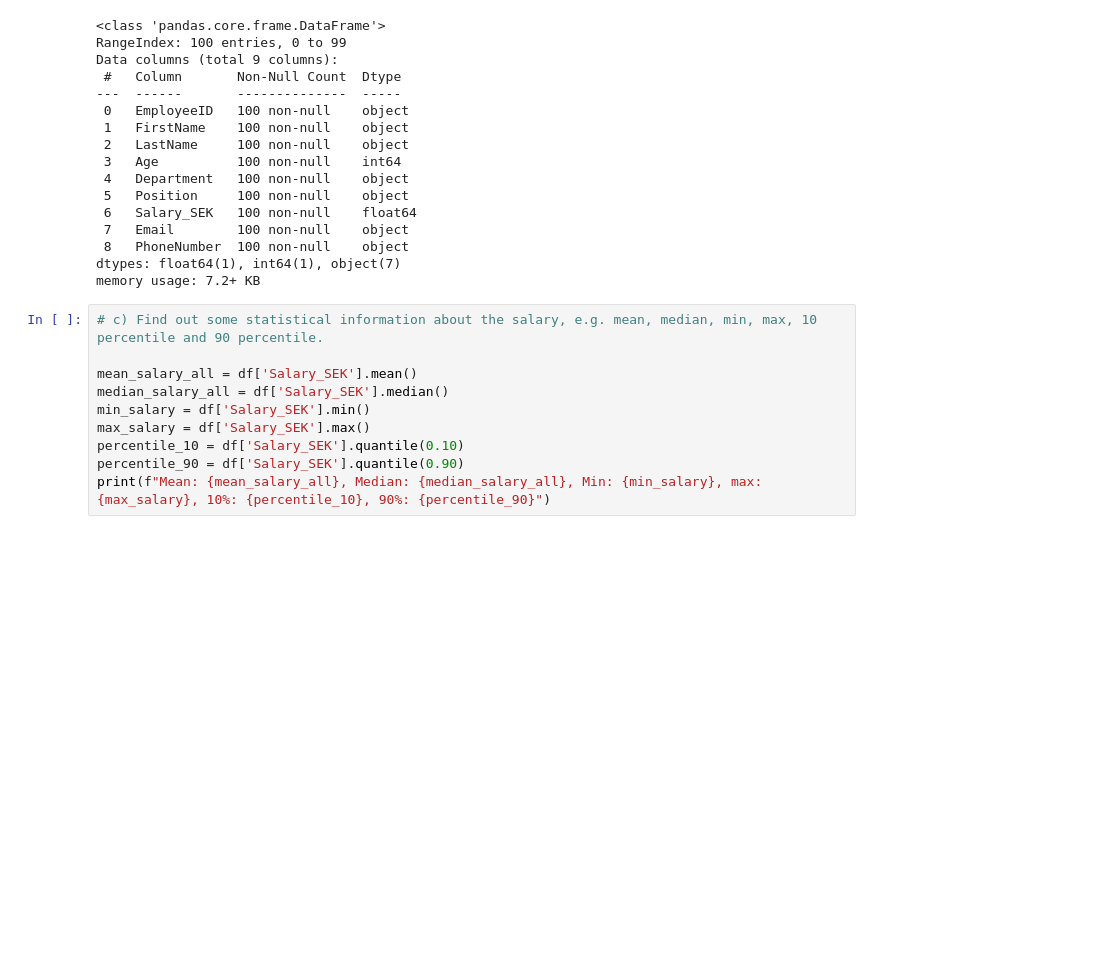
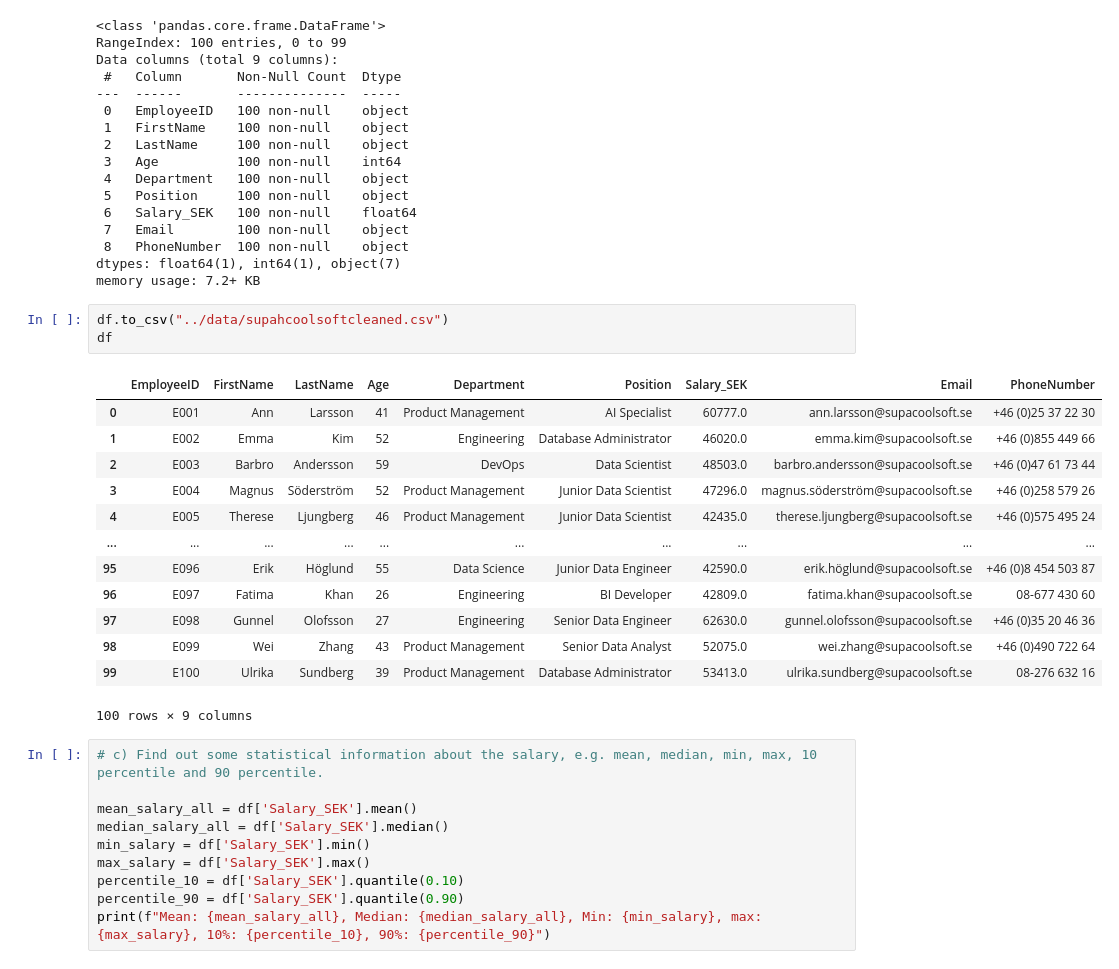
Before and after one commit to Utjiman/Fullstack_data_Richard_Boden, a Jupyter notebook: Exercise/exercise_2.ipynb, the cells around one changed output. Drawn from its saved outputs; the diff is of its cells as text; blank space fills up the shorter version.

```diff
--- a/Exercise/exercise_2.ipynb
+++ b/Exercise/exercise_2.ipynb
@@ -194,6 +183,23 @@ Data columns (total 9 columns):
  8   PhoneNumber  100 non-null    object
 dtypes: float64(1), int64(1), object(7)
 memory usage: 7.2+ KB
+# %%
+df.to_csv("../data/supahcoolsoftcleaned.csv")
+df
+# %% [output]
+|  | EmployeeID | FirstName | LastName | Age | Department | Position | Salary_SEK | Email | PhoneNumber |
+| 0 | E001 | Ann | Larsson | 41 | Product Management | AI Specialist | 60777.0 | ann.larsson@supacoolsoft.se | +46 (0)25 37 22 30 |
+| 1 | E002 | Emma | Kim | 52 | Engineering | Database Administrator | 46020.0 | emma.kim@supacoolsoft.se | +46 (0)855 449 66 |
+| 2 | E003 | Barbro | Andersson | 59 | DevOps | Data Scientist | 48503.0 | barbro.andersson@supacoolsoft.se | +46 (0)47 61 73 44 |
+| 3 | E004 | Magnus | Söderström | 52 | Product Management | Junior Data Scientist | 47296.0 | magnus.söderström@supacoolsoft.se | +46 (0)258 579 26 |
+| 4 | E005 | Therese | Ljungberg | 46 | Product Management | Junior Data Scientist | 42435.0 | therese.ljungberg@supacoolsoft.se | +46 (0)575 495 24 |
+| ... | ... | ... | ... | ... | ... | ... | ... | ... | ... |
+| 95 | E096 | Erik | Höglund | 55 | Data Science | Junior Data Engineer | 42590.0 | erik.höglund@supacoolsoft.se | +46 (0)8 454 503 87 |
+| 96 | E097 | Fatima | Khan | 26 | Engineering | BI Developer | 42809.0 | fatima.khan@supacoolsoft.se | 08-677 430 60 |
+| 97 | E098 | Gunnel | Olofsson | 27 | Engineering | Senior Data Engineer | 62630.0 | gunnel.olofsson@supacoolsoft.se | +46 (0)35 20 46 36 |
+| 98 | E099 | Wei | Zhang | 43 | Product Management | Senior Data Analyst | 52075.0 | wei.zhang@supacoolsoft.se | +46 (0)490 722 64 |
+| 99 | E100 | Ulrika | Sundberg | 39 | Product Management | Database Administrator | 53413.0 | ulrika.sundberg@supacoolsoft.se | 08-276 632 16 |
+100 rows × 9 columns
 # %%
 # c) Find out some statistical information about the salary, e.g. mean, median, min, max, 10 percentile and 90 percentile.
 
```
Also changed, not shown: parts of 11 cells of this notebook, 3 other files.
